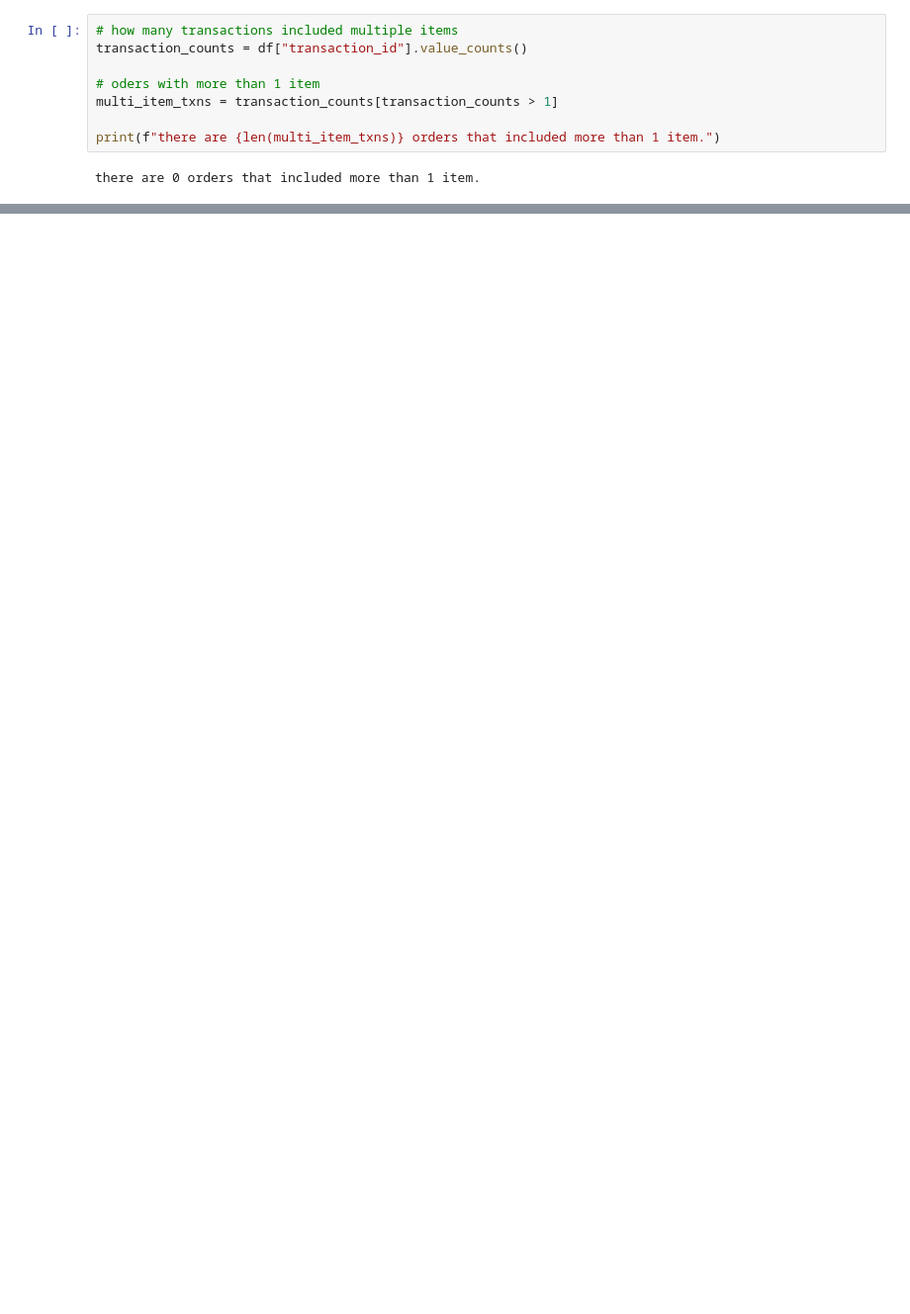
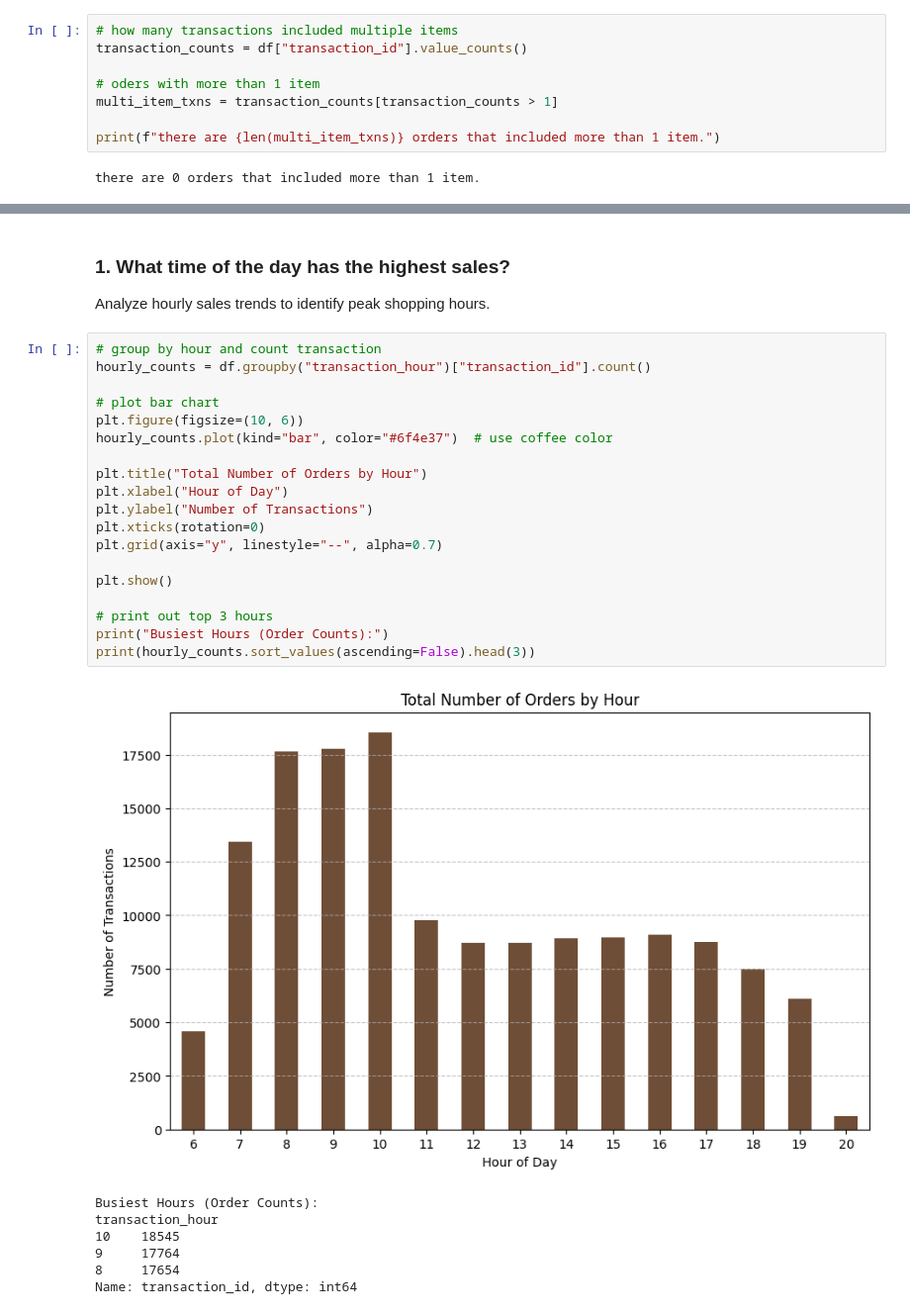
Before and after one commit to yunying-ds/coffee-sales-analysis, a Jupyter notebook: notebooks/01_exploratory_analysis.ipynb, the cells around one changed output, grey strips where cells are left out. Shown at 99% size. Drawn from its saved outputs; the diff is of its cells as text; blank space fills up the shorter version.

```diff
--- a/notebooks/01_exploratory_analysis.ipynb
+++ b/notebooks/01_exploratory_analysis.ipynb
@@ -95,0 +102,30 @@ there are 0 orders that included more than 1 item.
+# %% [markdown]
+### 1. What time of the day has the highest sales?
+Analyze hourly sales trends to identify peak shopping hours.
+# %%
+# group by hour and count transaction
+hourly_counts = df.groupby("transaction_hour")["transaction_id"].count()
+
+# plot bar chart
+plt.figure(figsize=(10, 6))
+hourly_counts.plot(kind="bar", color="#6f4e37")  # use coffee color
+
+plt.title("Total Number of Orders by Hour")
+plt.xlabel("Hour of Day")
+plt.ylabel("Number of Transactions")
+plt.xticks(rotation=0)
+plt.grid(axis="y", linestyle="--", alpha=0.7)
+
+plt.show()
+
+# print out top 3 hours
+print("Busiest Hours (Order Counts):")
+print(hourly_counts.sort_values(ascending=False).head(3))
+# %% [output]
+[figure, added]
+Busiest Hours (Order Counts):
+transaction_hour
+10    18545
+9     17764
+8     17654
+Name: transaction_id, dtype: int64
```
Also changed, not shown: parts of 12 cells of this notebook, 1 other file.
